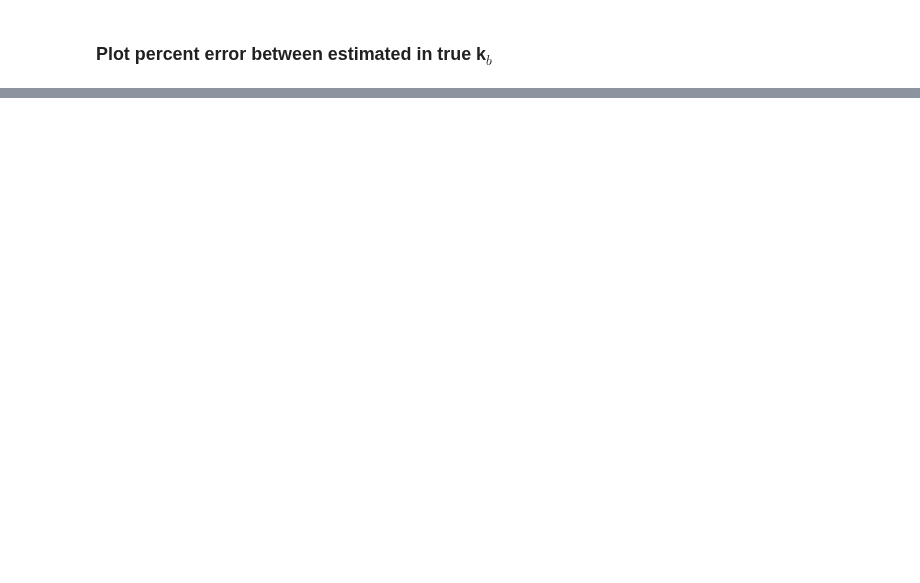
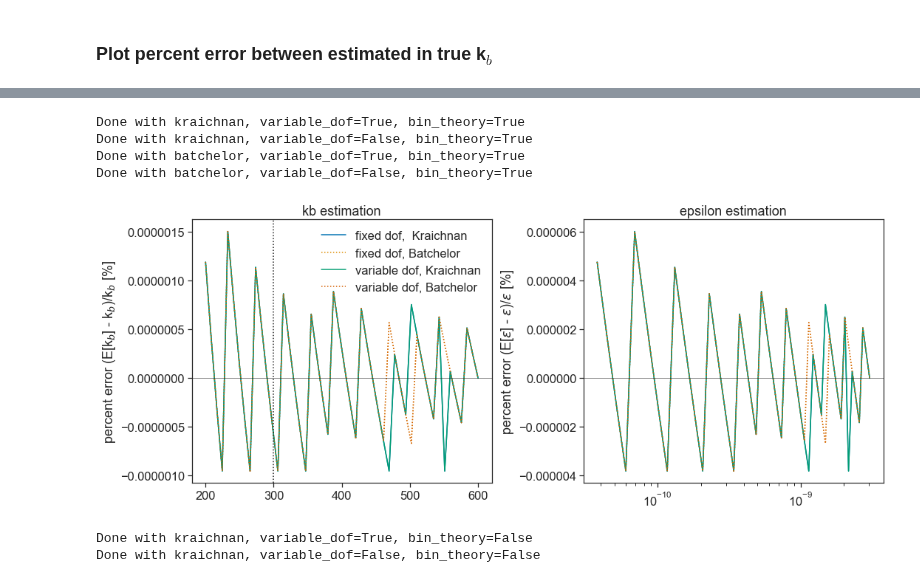
Before and after one commit to sessink/epsilon_from_emapex, a Jupyter notebook: notebooks/fake_batchelor.ipynb, the cells around one changed output, grey strips where cells are left out. Saved outputs shown, nothing was run; the diff lists cells and outputs as text; code cells hidden in the pictures; blank space fills up the shorter version.

Commit message:
accuracy mle/ fake tools

```diff
--- a/notebooks/fake_batchelor.ipynb
+++ b/notebooks/fake_batchelor.ipynb
@@ -196,2 +272,40 @@ Done with batchelor and variable_dof=False
+# %%
+def plot_kb_estimation(eyes=False):
+    f, ax = plt.subplots(1,2, figsize=(15,6), sharex='col')
+
+    ax = ax.flatten()
+    ax[0].plot(kbs, 100*(fixed-kbs)/kbs,label='fixed dof,  Kraichnan')
+    ax[0].plot(kbs, 100*(fixedb-kbs)/kbs, ls='dotted', label='fixed dof, Batchelor')
+    ax[0].plot(kbs, 100*(variable - kbs)/kbs , label='variable dof, Kraichnan')
+    ax[0].plot(kbs, 100*(variableb - kbs)/kbs , ls='dotted', label='variable dof, Batchelor')
+
+    ax[0].set_ylabel(r'percent error (E[k$_b$] - k$_b$)/k$_b$ [%]')
+    # ax[0].set_xlabel(r'true k$_b$');
+    ax[0].set_title('kb estimation')
+    ax[0].axvline(300, color='k', ls='dotted')
+    ax[0].axhline(0, color='k', lw=0.5)
+#     make_arrow_annotation(ax[0], (500,1), (-15,25))
+    ax[0].legend()
+
+    if eyes:
+        ax[0].plot(600,3.2e-4, 'o', markersize=10, color='k')
+        ax[0].plot(590,3.2e-4, 'o', markersize=10, color='k')
+    ax[0].annotate("", (590,2.9e-4), xycoords='data', fontsize=50,)
+    ax[1].plot( epsilon(kbs), 100*(epsilon( fixed)-epsilon(kbs))/epsilon(kbs) )
+    ax[1].plot( epsilon(kbs), 100*(epsilon( fixedb)-epsilon(kbs))/epsilon(kbs), ls='dotted')
+
+    ax[1].plot( epsilon(kbs), 100*(epsilon( variable)-epsilon(kbs))/epsilon(kbs) )
+    ax[1].plot( epsilon(kbs), 100*(epsilon( variableb)-epsilon(kbs))/epsilon(kbs) , ls='dotted')
+
+    ax[1].set_ylabel(r'percent error (E[$\epsilon$] - $\epsilon$)/$\epsilon$ [%]')
+    # ax[1].set_xlabel(r'true $\epsilon$');
+    ax[1].set_xscale('log')
+    ax[1].set_title('epsilon estimation')
+    ax[1].axhline(0,color='k', lw=0.5)
+
+    plt.subplots_adjust()
+    plt.tight_layout()
+    plt.savefig('../figures/fake_batchelor.pdf')
+    plt.show()
 # %% [markdown]
 ### Plot percent error between estimated in true k$_b$
@@ -285,0 +317,22 @@ plt.show()
+# %%
+variable = trial_eps_estimation(f_cps, kbs, True, 'kraichnan', True)
+fixed = trial_eps_estimation(f_cps, kbs, False, 'kraichnan', True)
+variableb = trial_eps_estimation(f_cps, kbs, True, 'batchelor', True)
+fixedb = trial_eps_estimation(f_cps, kbs, False, 'batchelor', True)
+# %% [output]
+Done with kraichnan, variable_dof=True, bin_theory=True
+Done with kraichnan, variable_dof=False, bin_theory=True
+Done with batchelor, variable_dof=True, bin_theory=True
+Done with batchelor, variable_dof=False, bin_theory=True
+# %%
+plot_kb_estimation()
+# %% [output]
+[figure, added]
+# %%
+variable = trial_eps_estimation(f_cps, kbs, True, 'kraichnan', False)
+fixed = trial_eps_estimation(f_cps, kbs, False, 'kraichnan', False)
+variableb = trial_eps_estimation(f_cps, kbs, True, 'batchelor', False)
+fixedb = trial_eps_estimation(f_cps, kbs, False, 'batchelor', False)
+# %% [output]
+Done with kraichnan, variable_dof=True, bin_theory=False
+Done with kraichnan, variable_dof=False, bin_theory=False
```
Also changed, not shown: parts of 19 cells of this notebook, 2 other files.
